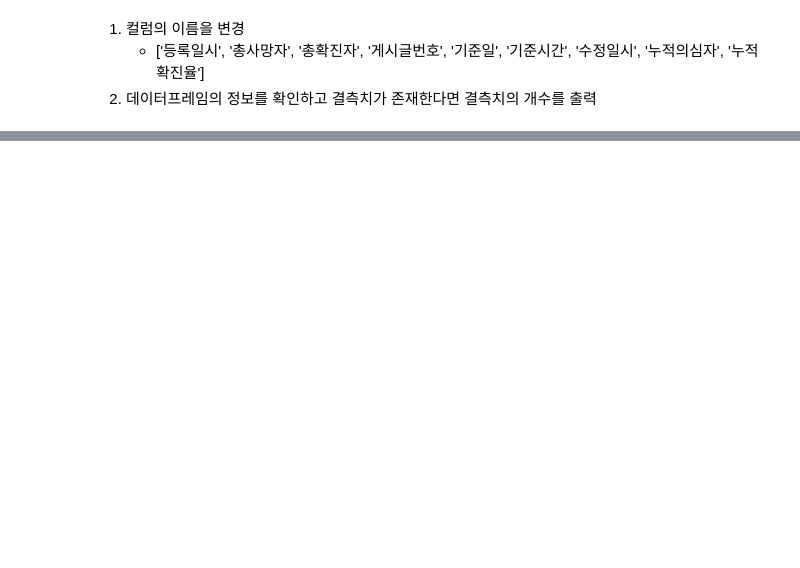
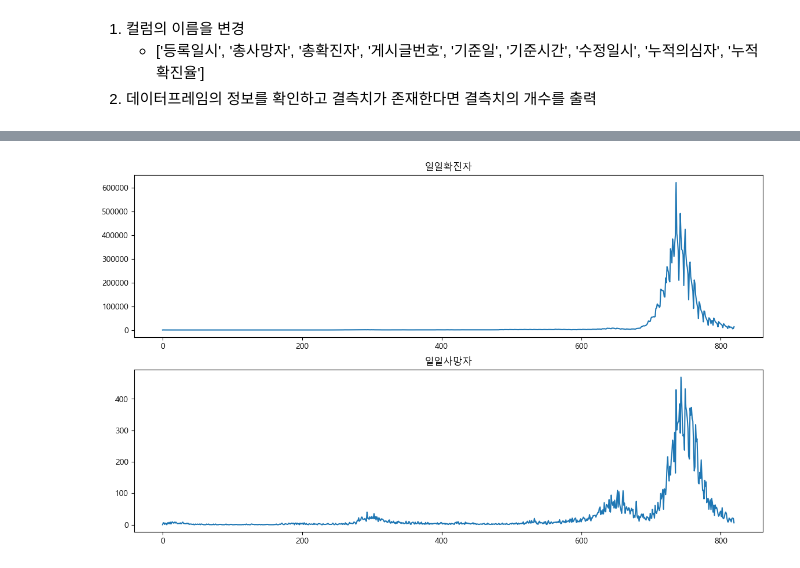
Before and after one commit to bsmoon-86/ubion_9, a Jupyter notebook: python/231122/03_corona.ipynb, the cells around one changed output, grey strips where cells are left out. Cells and saved outputs as stored; diff of their text form; code cells hidden in the pictures; blank space fills up the shorter version.

```diff
--- a/python/231122/03_corona.ipynb
+++ b/python/231122/03_corona.ipynb
@@ -23,0 +215,3 @@ corona.drop('Unnamed: 0', axis = 1, inplace=True)
+# %%
+# 일일사망자2, 일일사망자3 컬럼의 결측치를 0을 대체(채워준다.)
+corona[['일일사망자2', '일일사망자3']] = corona[['일일사망자2', '일일사망자3']].fillna(0)
@@ -23,0 +243,2 @@ corona.drop('Unnamed: 0', axis = 1, inplace=True)
+# %%
+corona.iloc[445, 0] = '2021-05-31 00:00:00.000'
@@ -23,0 +247,11 @@ corona.drop('Unnamed: 0', axis = 1, inplace=True)
+# %%
+# 등록일시를 기준으로 오름차순 정렬
+corona.sort_values(['등록일시'], inplace=True)
+# 인덱스를 재지정
+corona.reset_index(drop=True, inplace=True)
+# 일일사망자 컬럼의 데이터를 수정 (shift 사용)
+corona['일일사망자'] = (corona['총사망자'] - corona['총사망자'].shift()).fillna(0)
+# 일일확진자 컬럼의 데이터를 수정 (diff 사용)
+corona['일일확진자'] = corona['총확진자'].diff().fillna(0)
+# 일일사망자2, 일일사망자3, 일일확진자2 컬럼을 삭제
+corona.drop(['일일사망자2', '일일사망자3', '일일확진자2'], axis=1, inplace=True)
@@ -23,0 +283,21 @@ corona.drop('Unnamed: 0', axis = 1, inplace=True)
+# %%
+if platform.system() == 'Darwin':
+    plt.rc('font', family='AppleGothic')
+else:
+    plt.rc('font', family='Malgun Gothic')
+# %%
+# 일일확진자, 일일사망자 수치를 라인 그래프 표시
+x = corona.index
+y1 = corona['일일확진자']
+y2 = corona['일일사망자']
+
+plt.figure(figsize=(14, 8))
+plt.subplot(2, 1, 1)
+plt.plot(x, y1)
+plt.title('일일확진자')
+plt.subplot(2, 1, 2)
+plt.plot(x, y2)
+plt.title('일일사망자')
+plt.show()
+# %% [output]
+[figure, added]
```
Also changed, not shown: parts of 37 cells of this notebook, 1 other file.
